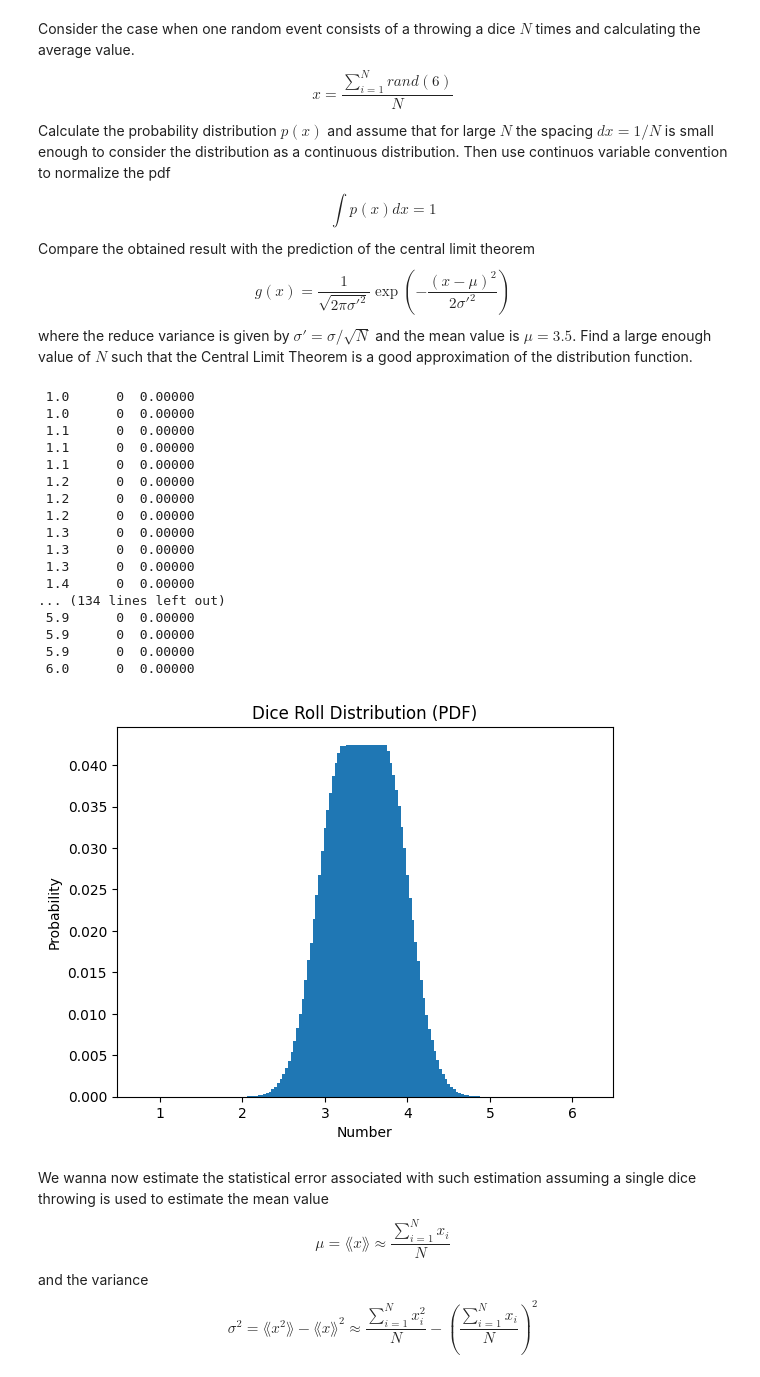
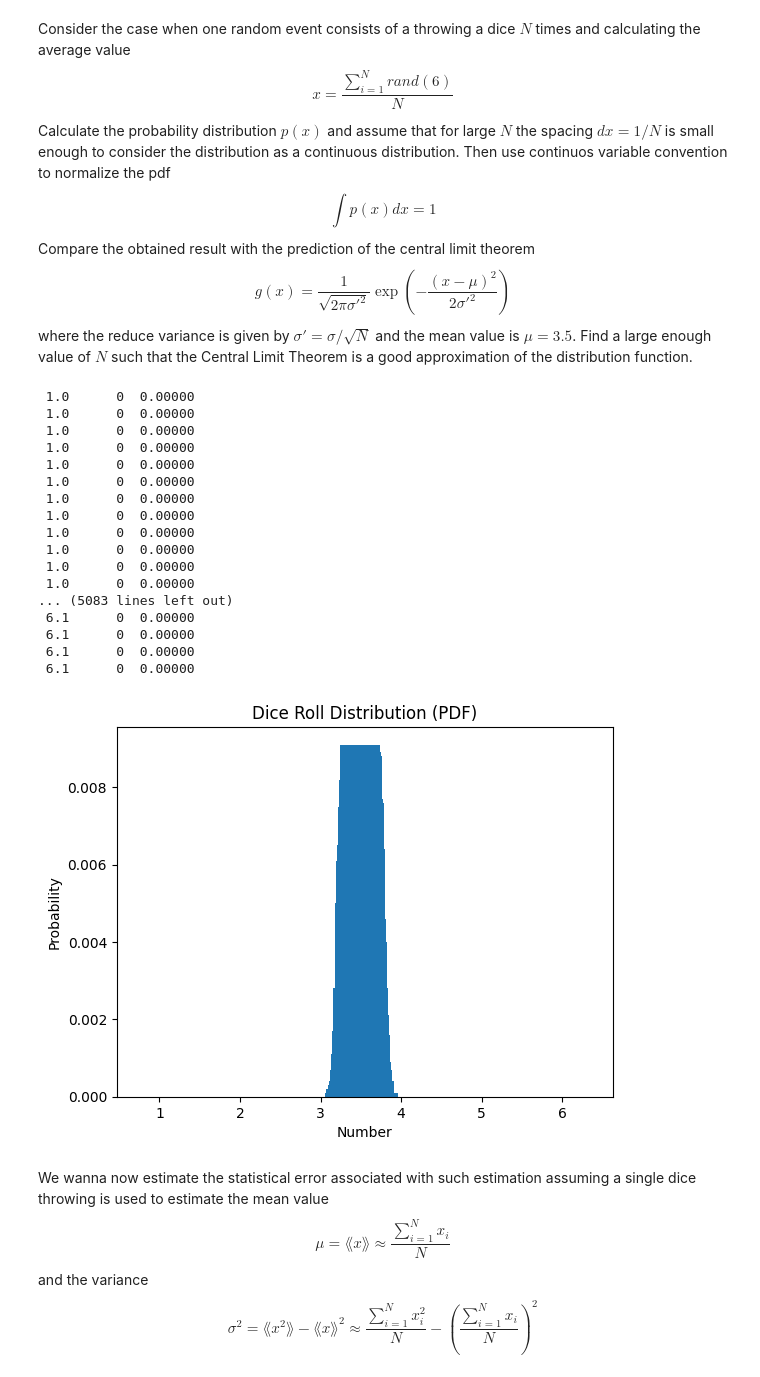
Before and after one commit to giacomocalabria/Stochastic-Methods-UPC, a Jupyter notebook: W1/Untitled-1.ipynb, the cells around one changed output. Cells and saved outputs as stored; diff of their text form; code cells hidden in the pictures.

```diff
--- a/W1/Untitled-1.ipynb
+++ b/W1/Untitled-1.ipynb
@@ -49,10 +55,10 @@ Consider the case when one random event consist of throwing a dice twice. Calcul
 # %%
-N = 1000000
+Niter = 1000000
 
 # Define the array to store the dice outcomes
-dice_outcome = np.zeros(N)
+dice_outcome = np.zeros(Niter)
 
-for i in range(N):
+for i in range(Niter):
     a = random.randint(1, 6)
     b = random.randint(1, 6)
     dice_outcome[i] = (a + b) / 2
@@ -64,7 +70,7 @@ bin_edges = np.arange(1, 7, 0.5)
 counts, _ = np.histogram(dice_outcome, bins=bin_edges)
 
 # Normalize the counts as a discrete probability density function (PDF)
-pdf = counts / N
+pdf = counts / Niter
 
 # Print the counts and PDF
 for value, counts, p in zip(bin_edges[:-1], counts, pdf):
@@ -72,8 +78,8 @@ for value, counts, p in zip(bin_edges[:-1], counts, pdf):
 
 # Plot the normalized PDF
 plt.bar(bin_edges[:-1], pdf, width=0.5)
-plt.xlabel('Number')
-plt.ylabel('Probability')
-plt.title('Dice Roll Distribution (PDF)')
+plt.xlabel(r'Number')
+plt.ylabel(r'Probability')
+plt.title(r'Dice Roll Distribution (PDF)')
 plt.show()
 # %% [output]
@@ -91,58 +97,58 @@ plt.show()
 [figure]
 # %% [markdown]
-Consider the case when one random event consists of a throwing a dice $N$ times and calculating the average value. $$x=\frac{\sum_{i=1}^N{rand(6)}}{N}$$ Calculate the probability distribution $p(x)$ and assume that for large $N$ the spacing $dx=1/N$ is small enough to consider the distribution as a continuous distribution. Then use continuos variable convention to normalize the pdf $$\int{p(x)dx}=1$$ Compare the obtained result with the prediction of the central limit theorem $$g(x)=\frac{1}{\sqrt{2\pi\sigma'^2}}\exp\left(-\frac{(x-\mu)^2}{2\sigma'^2}\right)$$ where the reduce variance is given by $\sigma'=\sigma/\sqrt{N}$ and the mean value is $\mu=3.5$. Find a large enough value of $N$ such that the Central Limit Theorem is a good approximation of the distribution function.
+Consider the case when one random event consists of a throwing a dice $N$ times and calculating the average value $$x=\frac{\sum_{i=1}^N{rand(6)}}{N}$$ Calculate the probability distribution $p(x)$ and assume that for large $N$ the spacing $dx=1/N$ is small enough to consider the distribution as a continuous distribution. Then use continuos variable convention to normalize the pdf $$\int{p(x)dx}=1$$ Compare the obtained result with the prediction of the central limit theorem $$g(x)=\frac{1}{\sqrt{2\pi\sigma'^2}}\exp\left(-\frac{(x-\mu)^2}{2\sigma'^2}\right)$$ where the reduce variance is given by $\sigma'=\sigma/\sqrt{N}$ and the mean value is $\mu=3.5$. Find a large enough value of $N$ such that the Central Limit Theorem is a good approximation of the distribution function.
 # %%
-N = 1000000
+N = 10000
 
-W = 30
+W = 1000
 
 # Define the array to store the dice outcomes
 dice_outcome = np.zeros(N)
 dice_rolls = np.zeros(W)
 
 for i in range(N):
     for j in range(W):
         dice_rolls[j] = random.randint(1, 6)
     dice_outcome[i] = np.mean(dice_rolls)
 
 # Define the bin edges
-bin_edges = np.arange(1, 6+1/W, 1/W)
+bin_edges = np.arange(1, 6.1, 1/W)
 
 # Count the occurrences of each value
 counts, _ = np.histogram(dice_outcome, bins=bin_edges)
 
 # Normalize the counts as a discrete probability density function (PDF)
 pdf = counts / N
 
 # Print the counts and PDF
 for value, counts, p in zip(bin_edges[:-1], counts, pdf):
     print(f'{value: .1f} {counts: 6d} {p: .5f}')
 
 # Plot the normalized PDF
 plt.bar(bin_edges[:-1], pdf, width=0.5)
-plt.xlabel('Number')
-plt.ylabel('Probability')
-plt.title('Dice Roll Distribution (PDF)')
+plt.xlabel(r'Number')
+plt.ylabel(r'Probability')
+plt.title(r'Dice Roll Distribution (PDF)')
 plt.show()
 # %% [output]
  1.0      0  0.00000
  1.0      0  0.00000
- 1.1      0  0.00000
- 1.1      0  0.00000
- 1.1      0  0.00000
- 1.2      0  0.00000
- 1.2      0  0.00000
- 1.2      0  0.00000
- 1.3      0  0.00000
- 1.3      0  0.00000
- 1.3      0  0.00000
- 1.4      0  0.00000
-... (134 lines left out)
- 5.9      0  0.00000
- 5.9      0  0.00000
- 5.9      0  0.00000
- 6.0      0  0.00000
+ 1.0      0  0.00000
+ 1.0      0  0.00000
+ 1.0      0  0.00000
+ 1.0      0  0.00000
+ 1.0      0  0.00000
+ 1.0      0  0.00000
+ 1.0      0  0.00000
+ 1.0      0  0.00000
+ 1.0      0  0.00000
+ 1.0      0  0.00000
+... (5083 lines left out)
+ 6.1      0  0.00000
+ 6.1      0  0.00000
+ 6.1      0  0.00000
+ 6.1      0  0.00000
-[figure, old version]
+[figure, new version]
 # %% [markdown]
 We wanna now estimate the statistical error associated with such estimation assuming a single dice throwing is used to estimate the mean value $$\mu=\lang x\rang\approx\frac{\sum_{i=1}^Nx_i}{N}$$ and the variance $$\sigma^2=\lang x^2\rang-\lang x\rang^2\approx\frac{\sum_{i=1}^Nx_i^2}{N}-\left(\frac{\sum_{i=1}^Nx_i}{N}\right)^2$$
 
```
Also changed, not shown: parts of 6 cells of this notebook, 3 other files.
